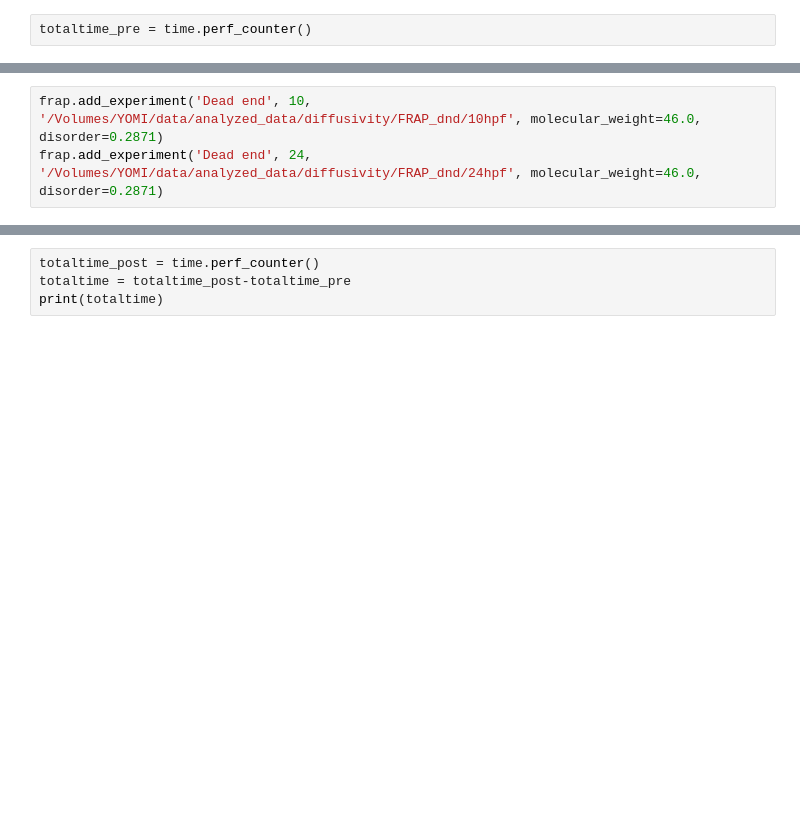
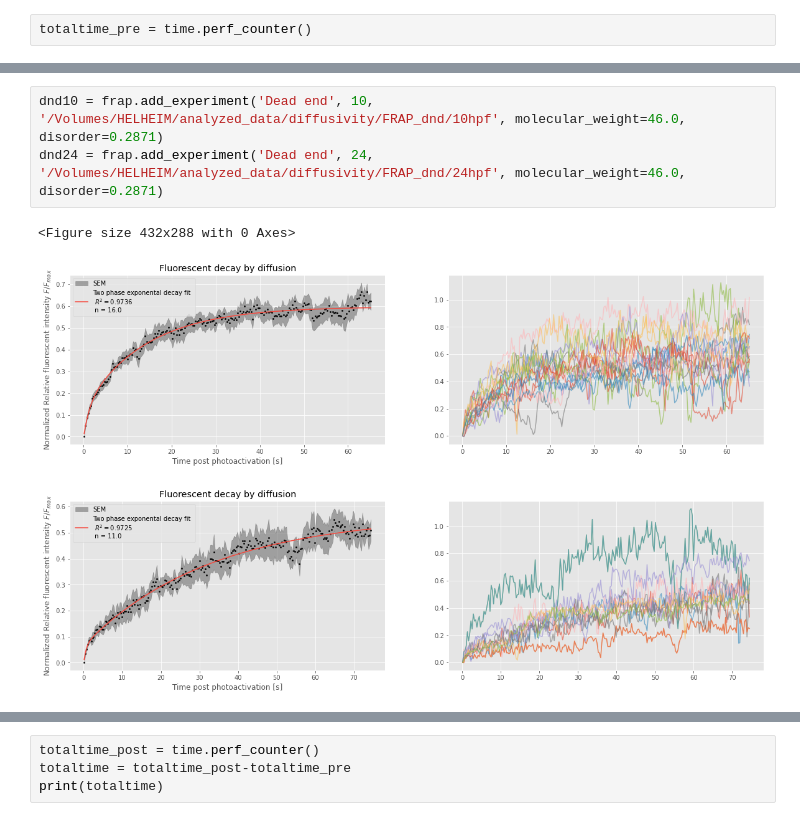
Before and after one commit to Julian-We/iFRAPpy, a Jupyter notebook: JW_iFRAPpy_v3.2.3.ipynb, the cells around one changed output, grey strips where cells are left out. Saved outputs shown, nothing was run; the diff lists cells and outputs as text; blank space fills up the shorter version.

```diff
--- a/JW_iFRAPpy_v3.2.3.ipynb
+++ b/JW_iFRAPpy_v3.2.3.ipynb
@@ -1081,4 +1087,8 @@ frap.add_experiment('Full length Vasa', 24, '/Volumes/YOMI/data/analyzed_data/di
 # %%
-frap.add_experiment('Dead end', 10, '/Volumes/YOMI/data/analyzed_data/diffusivity/FRAP_dnd/10hpf', molecular_weight=46.0, disorder=0.2871)
-frap.add_experiment('Dead end', 24, '/Volumes/YOMI/data/analyzed_data/diffusivity/FRAP_dnd/24hpf', molecular_weight=46.0, disorder=0.2871)
+dnd10 = frap.add_experiment('Dead end', 10, '/Volumes/HELHEIM/analyzed_data/diffusivity/FRAP_dnd/10hpf', molecular_weight=46.0, disorder=0.2871)
+dnd24 = frap.add_experiment('Dead end', 24, '/Volumes/HELHEIM/analyzed_data/diffusivity/FRAP_dnd/24hpf', molecular_weight=46.0, disorder=0.2871)
+# %% [output]
+<Figure size 432x288 with 0 Axes>
+[figure, added]
+[figure, added]
 # %%
```
Also changed, not shown: parts of 10 cells of this notebook.
